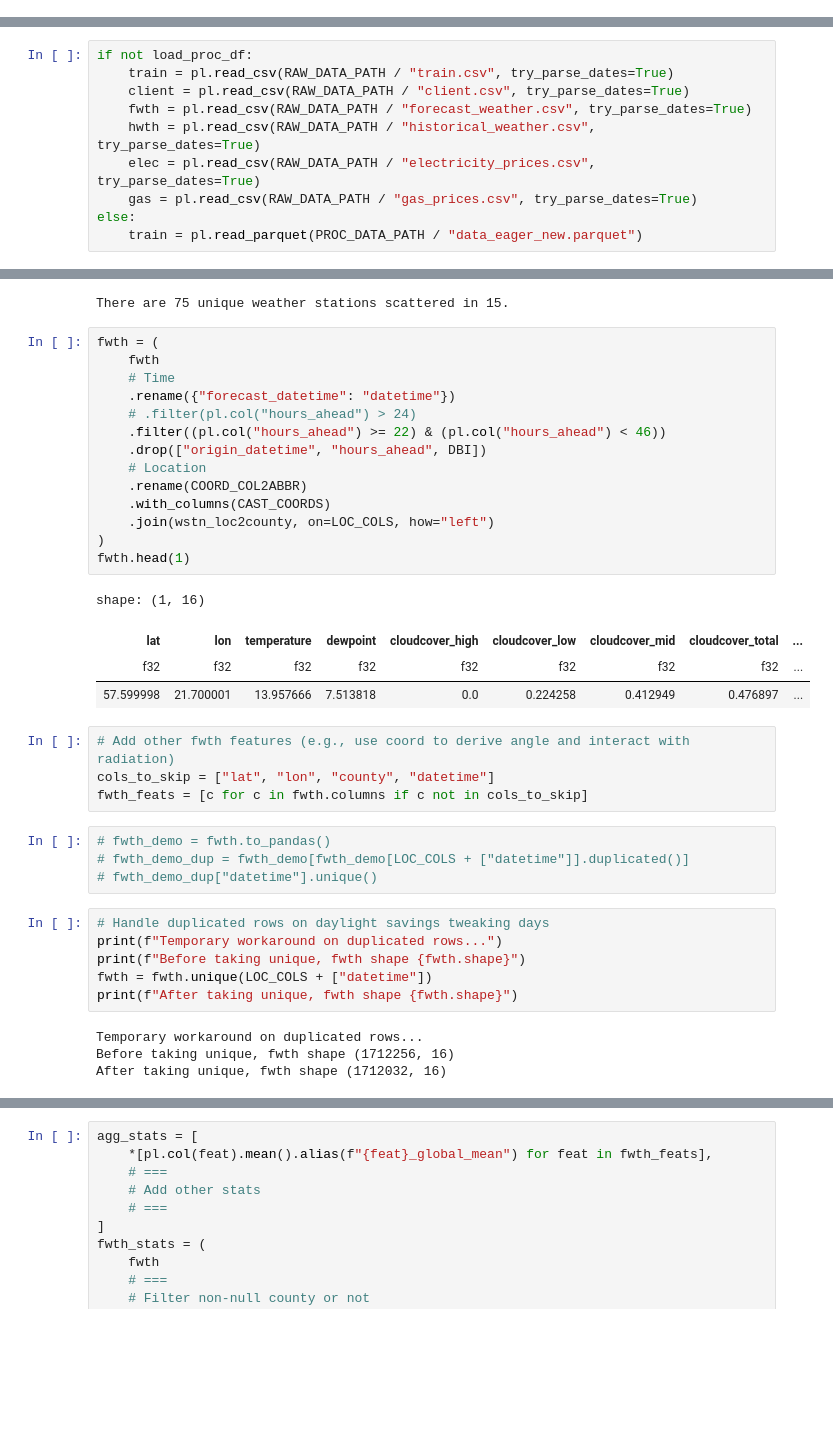
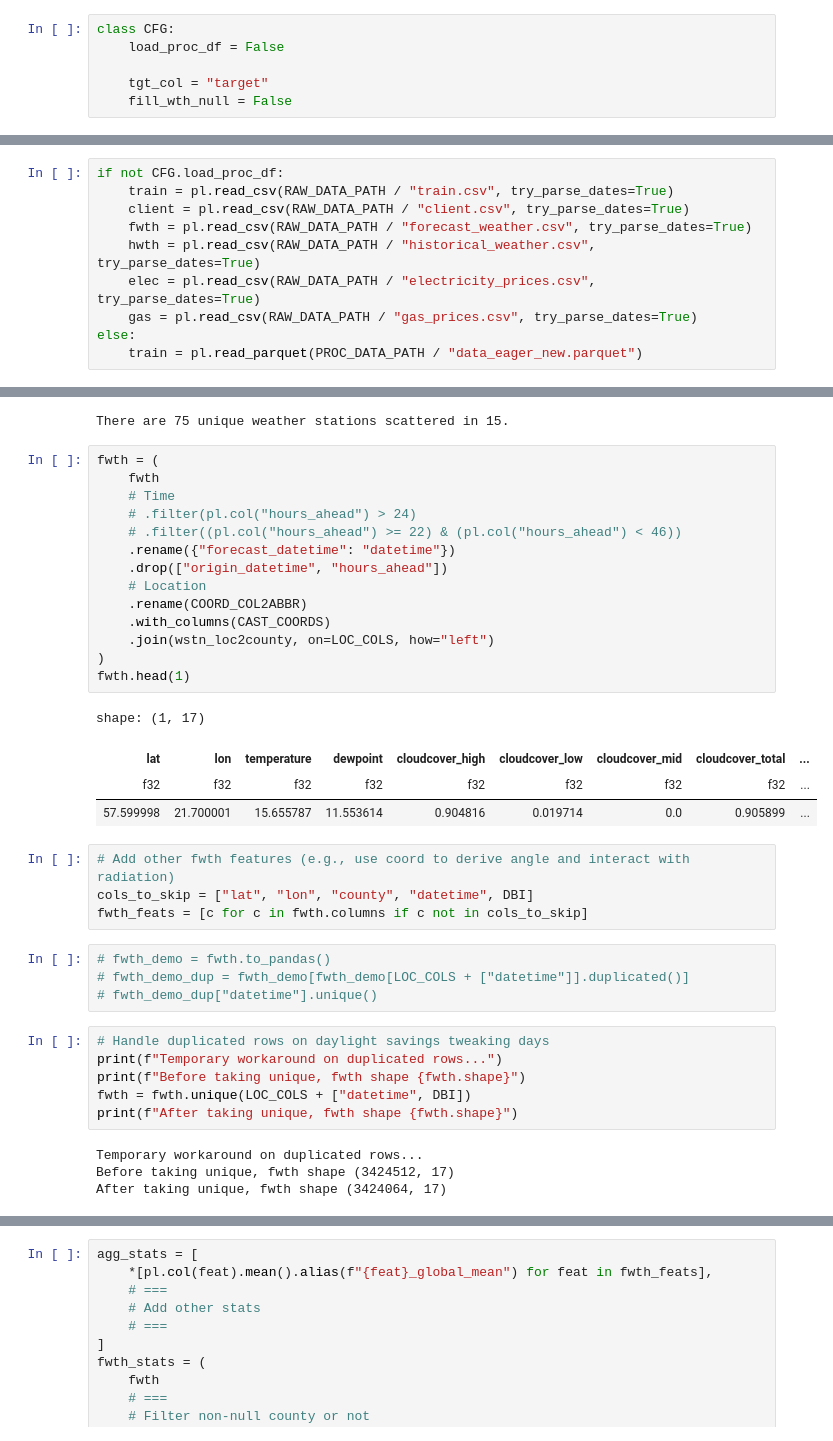
Before and after one commit to JiangJiaWei1103/Enefit-39th-Place-Solution, a Jupyter notebook: from_dp_to_fe.ipynb, the cells around one changed output, grey strips where cells are left out. Saved outputs shown, nothing was run; the diff lists cells and outputs as text; blank space fills up the shorter version.

```diff
--- a/from_dp_to_fe.ipynb
+++ b/from_dp_to_fe.ipynb
@@ -40,3 +43,9 @@ pd.options.display.max_columns = None
+# %%
+class CFG:
+    load_proc_df = False
+
+    tgt_col = "target"
+    fill_wth_null = False
 # %%
 !cat metadata.py
 # %% [output]
@@ -186,5 +197,5 @@ load_proc_df = True
 # %%
-if not load_proc_df:
+if not CFG.load_proc_df:
     train = pl.read_csv(RAW_DATA_PATH / "train.csv", try_parse_dates=True)
     client = pl.read_csv(RAW_DATA_PATH / "client.csv", try_parse_dates=True)
     fwth = pl.read_csv(RAW_DATA_PATH / "forecast_weather.csv", try_parse_dates=True)
@@ -287,25 +384,25 @@ There are 75 unique weather stations scattered in 15.
 # %%
 fwth = (
     fwth
     # Time
+    # .filter(pl.col("hours_ahead") > 24)
+    # .filter((pl.col("hours_ahead") >= 22) & (pl.col("hours_ahead") < 46))
     .rename({"forecast_datetime": "datetime"})
-    # .filter(pl.col("hours_ahead") > 24)
-    .filter((pl.col("hours_ahead") >= 22) & (pl.col("hours_ahead") < 46))
-    .drop(["origin_datetime", "hours_ahead", DBI])
+    .drop(["origin_datetime", "hours_ahead"])
     # Location
     .rename(COORD_COL2ABBR)
     .with_columns(CAST_COORDS)
     .join(wstn_loc2county, on=LOC_COLS, how="left")
 )
 fwth.head(1)
 # %% [output]
-shape: (1, 16)
+shape: (1, 17)
 | lat | lon | temperature | dewpoint | cloudcover_high | cloudcover_low | cloudcover_mid | cloudcover_total | ... |
 | f32 | f32 | f32 | f32 | f32 | f32 | f32 | f32 | ... |
-| 57.599998 | 21.700001 | 13.957666 | 7.513818 | 0.0 | 0.224258 | 0.412949 | 0.476897 | ... |
+| 57.599998 | 21.700001 | 15.655787 | 11.553614 | 0.904816 | 0.019714 | 0.0 | 0.905899 | ... |
 # %%
 # Add other fwth features (e.g., use coord to derive angle and interact with radiation)
-cols_to_skip = ["lat", "lon", "county", "datetime"]
+cols_to_skip = ["lat", "lon", "county", "datetime", DBI]
 fwth_feats = [c for c in fwth.columns if c not in cols_to_skip]
 # %%
 # fwth_demo = fwth.to_pandas()
@@ -315,12 +412,12 @@ fwth_feats = [c for c in fwth.columns if c not in cols_to_skip]
 # Handle duplicated rows on daylight savings tweaking days
 print(f"Temporary workaround on duplicated rows...")
 print(f"Before taking unique, fwth shape {fwth.shape}")
-fwth = fwth.unique(LOC_COLS + ["datetime"])
+fwth = fwth.unique(LOC_COLS + ["datetime", DBI])
 print(f"After taking unique, fwth shape {fwth.shape}")
 # %% [output]
 Temporary workaround on duplicated rows...
-Before taking unique, fwth shape (1712256, 16)
-After taking unique, fwth shape (1712032, 16)
+Before taking unique, fwth shape (3424512, 17)
+After taking unique, fwth shape (3424064, 17)
 # %%
 # Which county, which predicting horiz (we already take the non-overlapping 24-hour forecast subset,
 # so no need to consider DBI due to no overlapping now)
```
Also changed, not shown: parts of 93 cells of this notebook, 1 other file.
